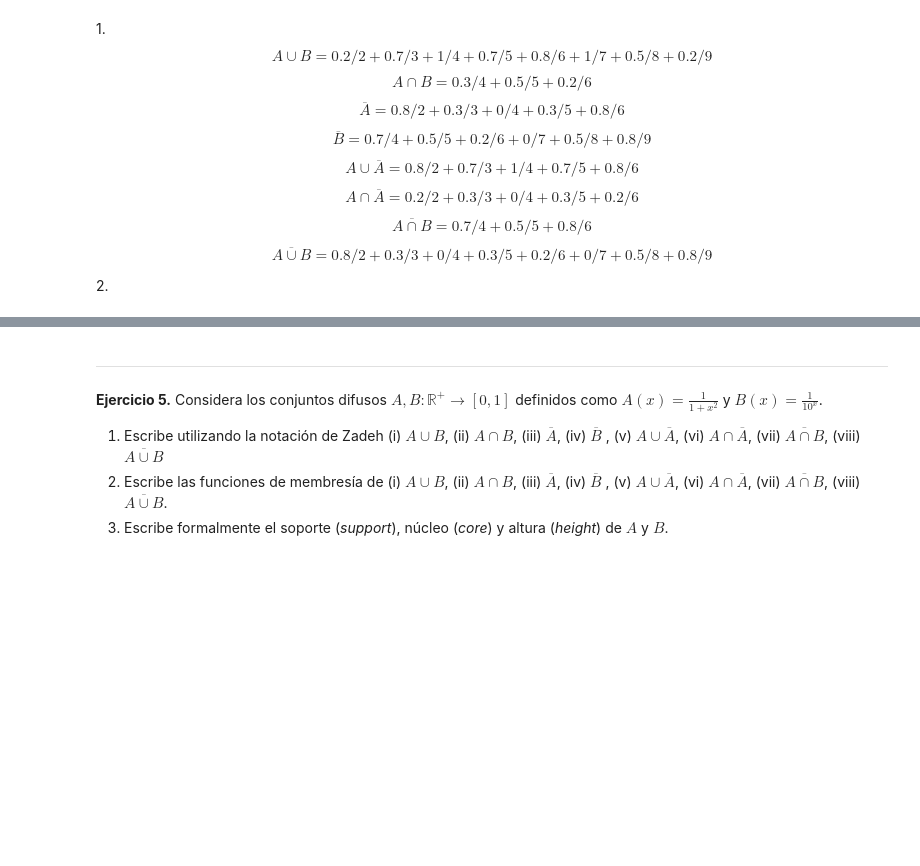
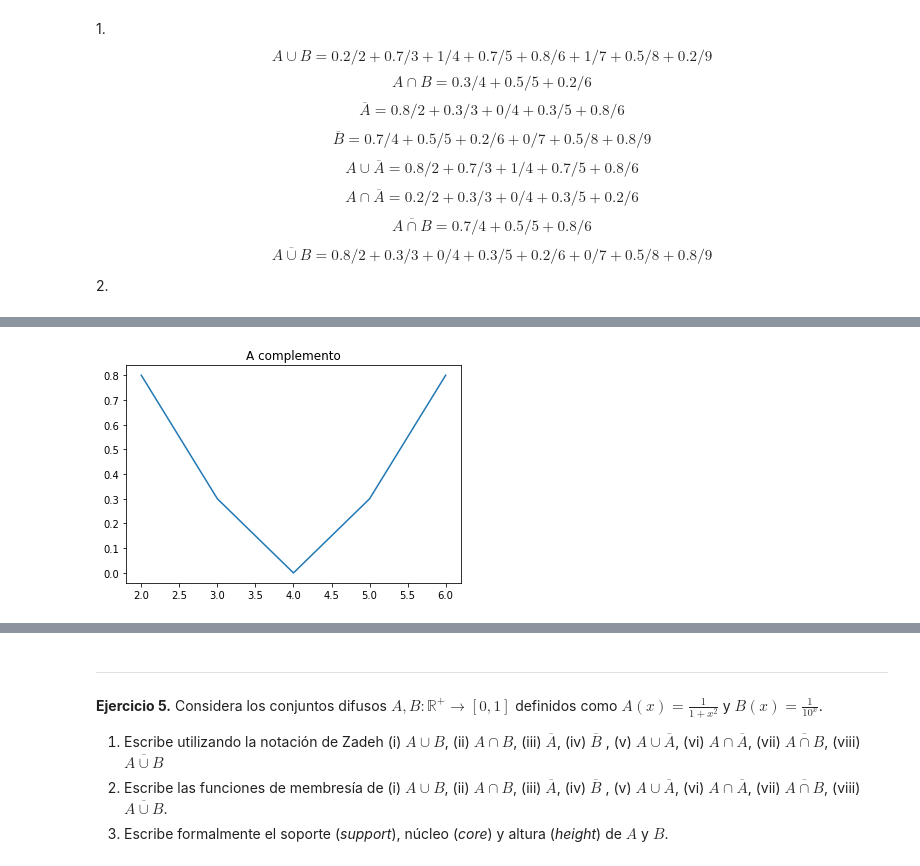
Before and after one commit to KeithMaxwell20/Notebook-Aplicada, a Jupyter notebook: ejercitario1.ipynb, the cells around one changed output, grey strips where cells are left out. Saved outputs shown, nothing was run; the diff lists cells and outputs as text; code cells hidden in the pictures; blank space fills up the shorter version.

```diff
--- a/ejercitario1.ipynb
+++ b/ejercitario1.ipynb
@@ -67,0 +77,9 @@ plt.title('A unión B')
+# %%
+import matplotlib.pyplot as plt
+x=[2,3,4,5,6]
+y=[0.8, 0.3, 0, 0.3, 0.8]
+plt.plot(x,y)
+plt.title('A complemento')
+plt.show()
+# %% [output]
+[figure, added]
```
Also changed, not shown: parts of 11 cells of this notebook.
